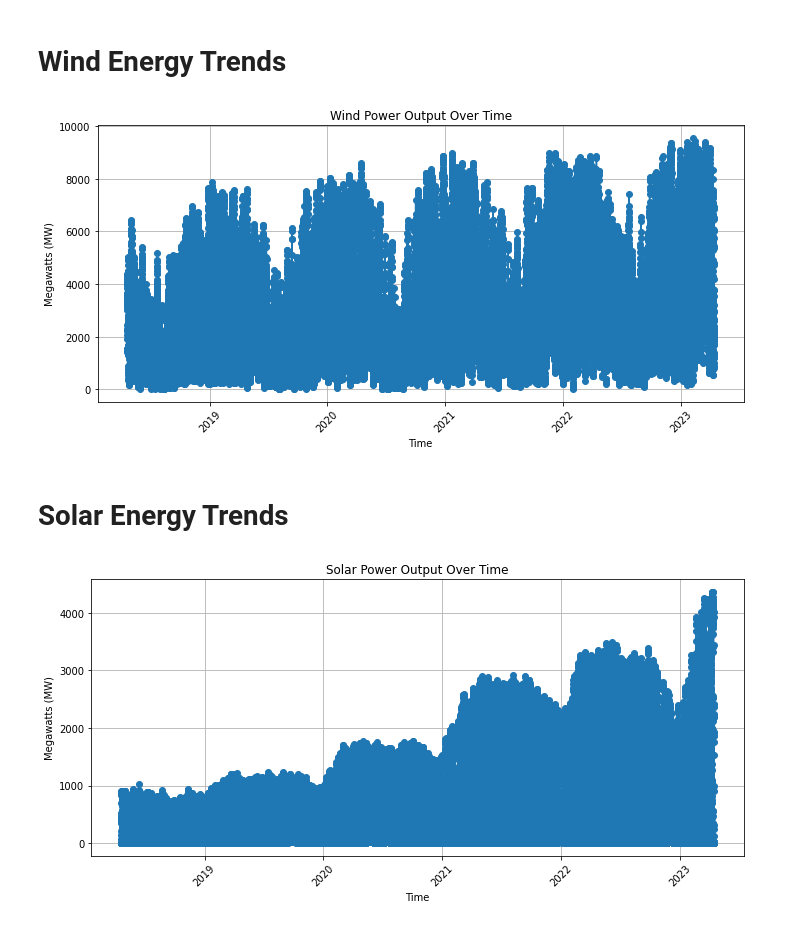
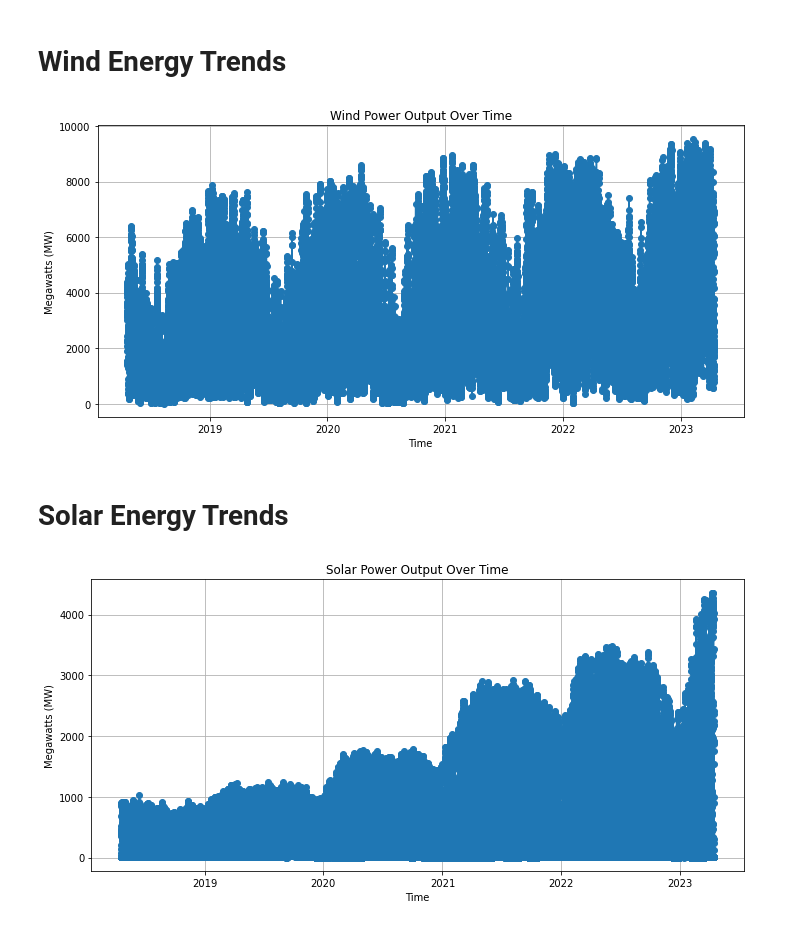
Before and after one commit to ochss/Energy, a Jupyter notebook: gen_fuel.ipynb, the cells around one changed output. Saved outputs shown, nothing was run; the diff lists cells and outputs as text; code cells hidden in the pictures.

```diff
--- a/gen_fuel.ipynb
+++ b/gen_fuel.ipynb
@@ -27,30 +27,28 @@ plt.show()
 # %%
 wind_data = df[df['fuel_type'] == 'Wind']
 
-plt.figure(figsize=(10, 5))  # Set the figure size
-plt.plot(wind_data['datetime_beginning_utc'], wind_data['mw'], marker='o', linestyle='-')  # Line plot with markers
-plt.title('Wind Power Output Over Time')  # Title of the plot
-plt.xlabel('Time')  # X-axis label
-plt.ylabel('Megawatts (MW)')  # Y-axis label
-plt.grid(True)  # Enable grid for better readability
-plt.xticks(rotation=45)  # Rotate date labels for better visibility
-plt.tight_layout()  # Adjust layout to not cut off labels
-plt.show()  # Display the plot
+plt.figure(figsize=(10, 5))
+plt.plot(wind_data['datetime_beginning_utc'], wind_data['mw'], marker='o', linestyle='-')
+plt.title('Wind Power Output Over Time')
+plt.xlabel('Time')
+plt.ylabel('Megawatts (MW)')
+plt.grid(True)
+plt.tight_layout()
+plt.show()
 # %% [output]
-[figure, old version]
+[figure, new version]
 # %% [markdown]
 # Solar Energy Trends
 # %%
 solar_data = df[df['fuel_type'] == 'Solar']
 
-plt.figure(figsize=(10, 5))  # Set the figure size
-plt.plot(wind_data['datetime_beginning_utc'], solar_data['mw'], marker='o', linestyle='-')  # Line plot with markers
-plt.title('Solar Power Output Over Time')  # Title of the plot
-plt.xlabel('Time')  # X-axis label
-plt.ylabel('Megawatts (MW)')  # Y-axis label
-plt.grid(True)  # Enable grid for better readability
-plt.xticks(rotation=45)  # Rotate date labels for better visibility
-plt.tight_layout()  # Adjust layout to not cut off labels
-plt.show()  # Display the plot
+plt.figure(figsize=(10, 5))
+plt.plot(wind_data['datetime_beginning_utc'], solar_data['mw'], marker='o', linestyle='-')
+plt.title('Solar Power Output Over Time')
+plt.xlabel('Time')
+plt.ylabel('Megawatts (MW)')
+plt.grid(True)
+plt.tight_layout()
+plt.show()
 # %% [output]
-[figure, old version]
+[figure, new version]
```
Also changed, not shown: parts of 1 cell of this notebook.
